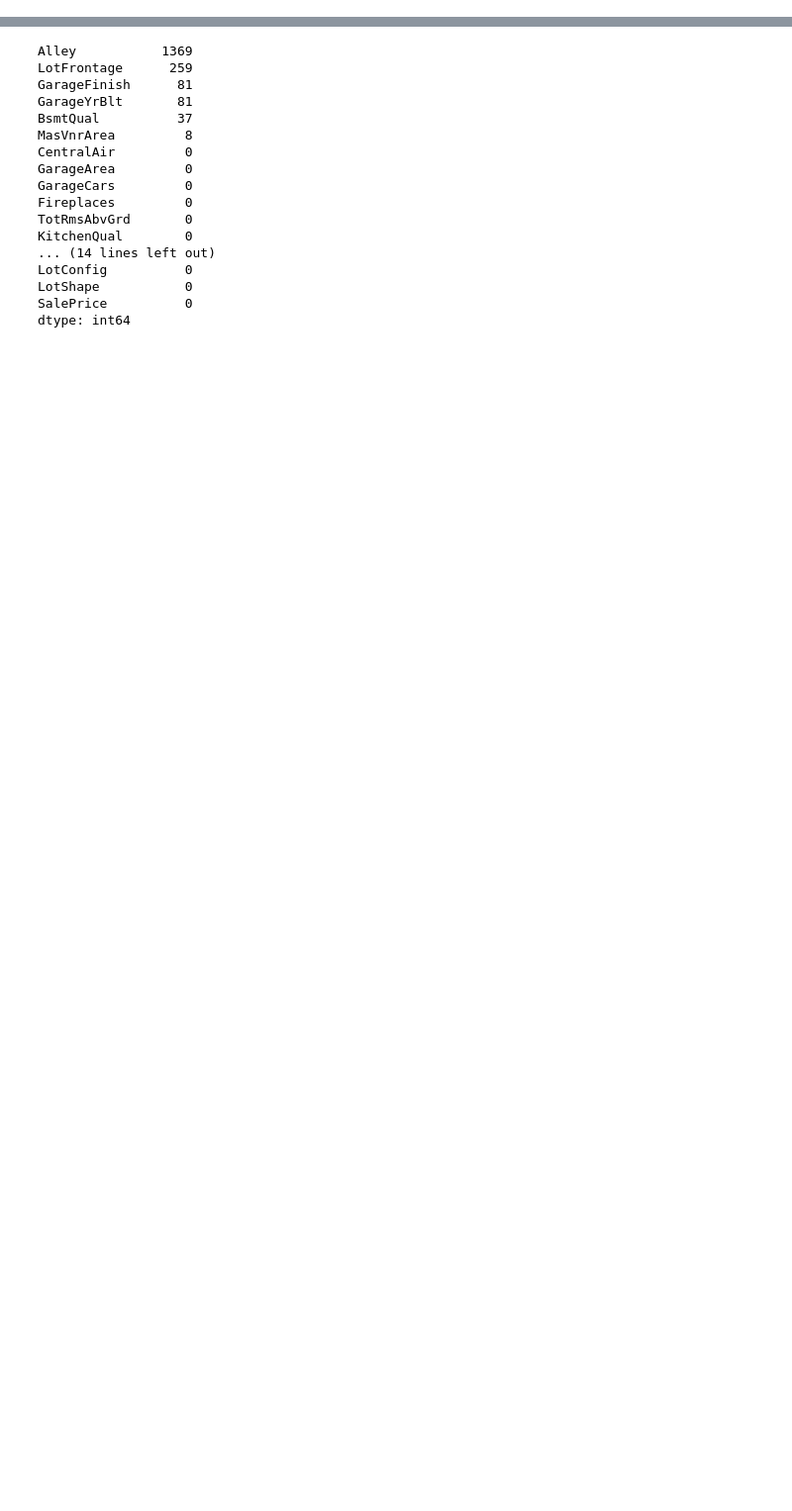
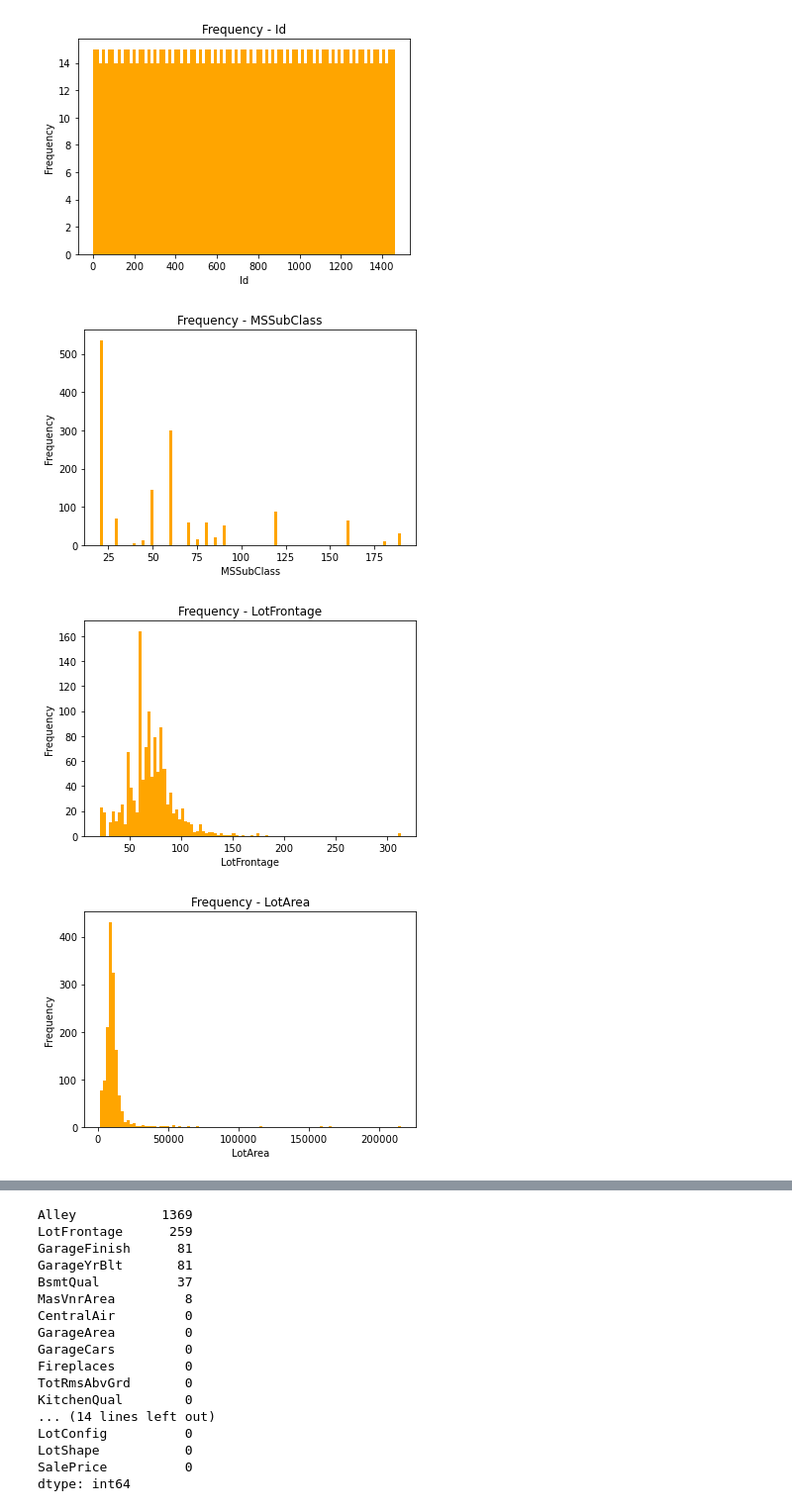
Before and after one commit to uzunb/house-prices-prediction-LGBM, a Jupyter notebook: main.ipynb, the cells around one changed output, grey strips where cells are left out. Shown at 99% size. Saved outputs shown, nothing was run; the diff lists cells and outputs as text; code cells hidden in the pictures; blank space fills up the shorter version.

```diff
--- a/main.ipynb
+++ b/main.ipynb
@@ -8,0 +100,28 @@ df.info()
+# %%
+col_list=df.columns.tolist()
+# %%
+#Make lists for categorical and numerical data
+cat_cols=[]
+num_cols=[]
+for i in col_list:
+    if df[i].dtype == "object":
+        cat_cols.append(i)
+    elif df[i].dtype == "int64" or df[i].dtype == "float64":
+        num_cols.append(i)
+# %%
+def plotHistogram(var):
+    plt.figure()
+    plt.hist(df[var],bins=100,color="orange")
+    plt.xlabel(var)
+    plt.ylabel("Frequency")
+    plt.title("Frequency - {}".format(var))
+    plt.show()
+# %%
+#Show the histogram for every numeric features
+for i in num_cols:
+    plotHistogram(i)
+# %% [output]
+[figure, added]
+[figure, added]
+[figure, added]
+[figure, added]
```
Also changed, not shown: parts of 18 cells of this notebook.
